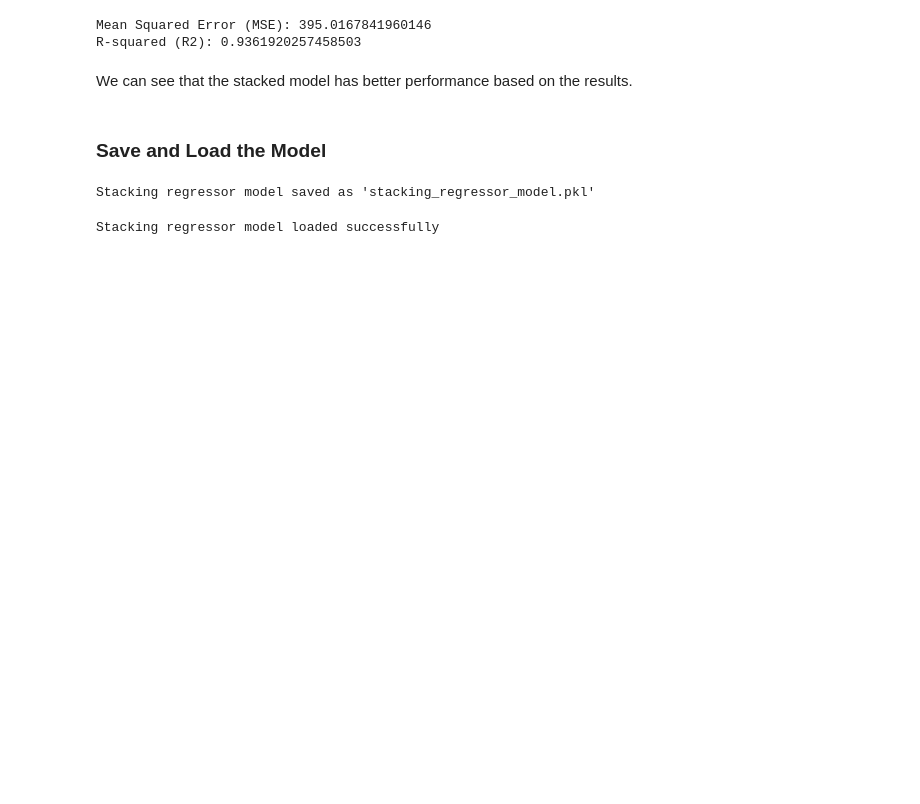
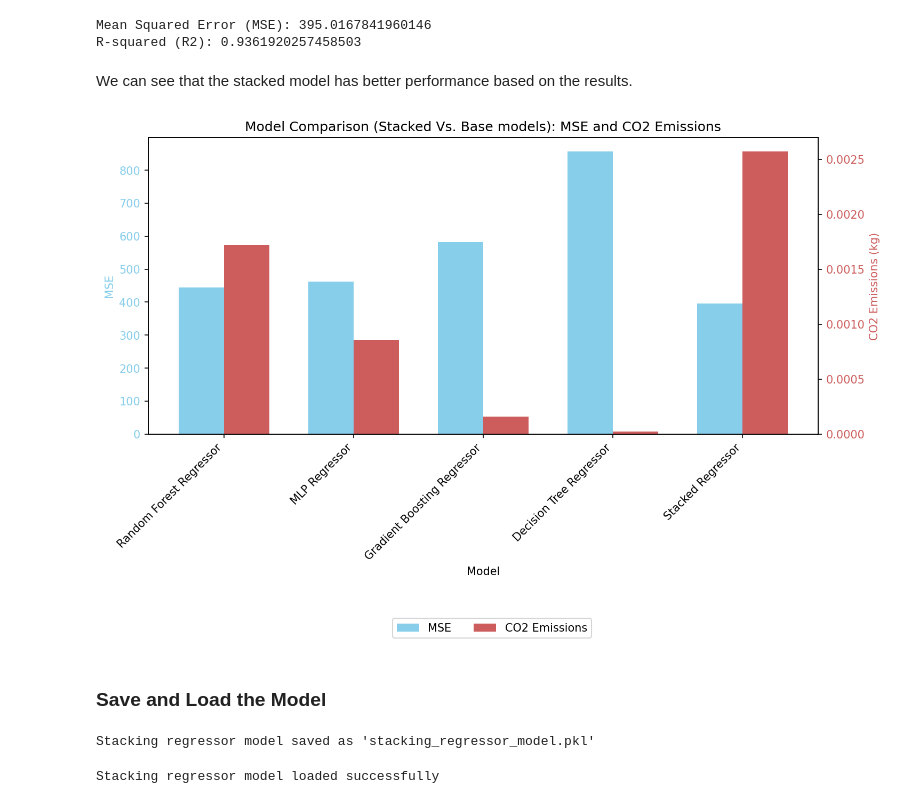
Before and after one commit to MarkLi2022/DSAN5550_ZejuLi, a Jupyter notebook: codes/Climate_change_analysis.ipynb, the cells around one changed output. Saved outputs shown, nothing was run; the diff lists cells and outputs as text; code cells hidden in the pictures; blank space fills up the shorter version.

```diff
--- a/codes/Climate_change_analysis.ipynb
+++ b/codes/Climate_change_analysis.ipynb
@@ -791,15 +791,59 @@ Estimated carbon emissions for model training: 0.002485091101608327 kg
 # %%
 # Evaluate the model
-mse = mean_squared_error(y_test, y_pred)
+stacked_mse = mean_squared_error(y_test, y_pred)
 r2 = r2_score(y_test, y_pred)
 
-print(f'Mean Squared Error (MSE): {mse}')
+print(f'Mean Squared Error (MSE): {stacked_mse}')
 print(f'R-squared (R2): {r2}')
 # %% [output]
 Mean Squared Error (MSE): 395.0167841960146
 R-squared (R2): 0.9361920257458503
 # %% [markdown]
 We can see that the stacked model has better performance based on the results.
+# %%
+import matplotlib.pyplot as plt
+import numpy as np
+
+# Selected model names including the stacked regressor
+selected_models = ['Random Forest Regressor', 'MLP Regressor', 'Gradient Boosting Regressor', 'Decision Tree Regressor', 'Stacked Regressor']
+
+# MSE values for the selected models, with the stacked regressor's MSE added at the end
+selected_mse_values = [cv_results[model].mean() for model in selected_models[:-1]] + [stacked_mse]
+
+# CO2 emissions for the selected models, with the stacked regressor's emissions added at the end
+selected_emissions_values = [carbon_emissions[model] for model in selected_models[:-1]] + [emissions]
+
+# Setting up the plot
+fig, ax1 = plt.subplots(figsize=(10, 6))
+
+# Bar locations for the selected models
+ind = np.arange(len(selected_models))
+width = 0.35  # the width of the bars
+
+# Plot MSE values for the selected models
+mse_bars = ax1.bar(ind - width/2, selected_mse_values, width, color='SkyBlue', label='MSE')
+
+# Set up the first y-axis for MSE
+ax1.set_xlabel('Model')
+ax1.set_ylabel('MSE', color='SkyBlue')
+ax1.set_title('Model Comparison (Stacked Vs. Base models): MSE and CO2 Emissions')
+ax1.set_xticks(ind)
+ax1.set_xticklabels(selected_models, rotation=45, ha='right')
+ax1.tick_params(axis='y', labelcolor='SkyBlue')
+
+# Set up the second y-axis for CO2 emissions
+ax2 = ax1.twinx()
+emissions_bars = ax2.bar(ind + width/2, selected_emissions_values, width, color='IndianRed', label='CO2 Emissions')
+ax2.set_ylabel('CO2 Emissions (kg)', color='IndianRed')
+ax2.tick_params(axis='y', labelcolor='IndianRed')
+
+# Add legend
+fig.legend(loc='upper center', bbox_to_anchor=(0.5, -0.05), ncol=2)
+
+fig.tight_layout()
+plt.show()
+# %% [output]
+[figure, added]
 # %% [markdown]
 ### Save and Load the Model
 # %%
```
Also changed, not shown: parts of 12 cells of this notebook, 4 other files.
